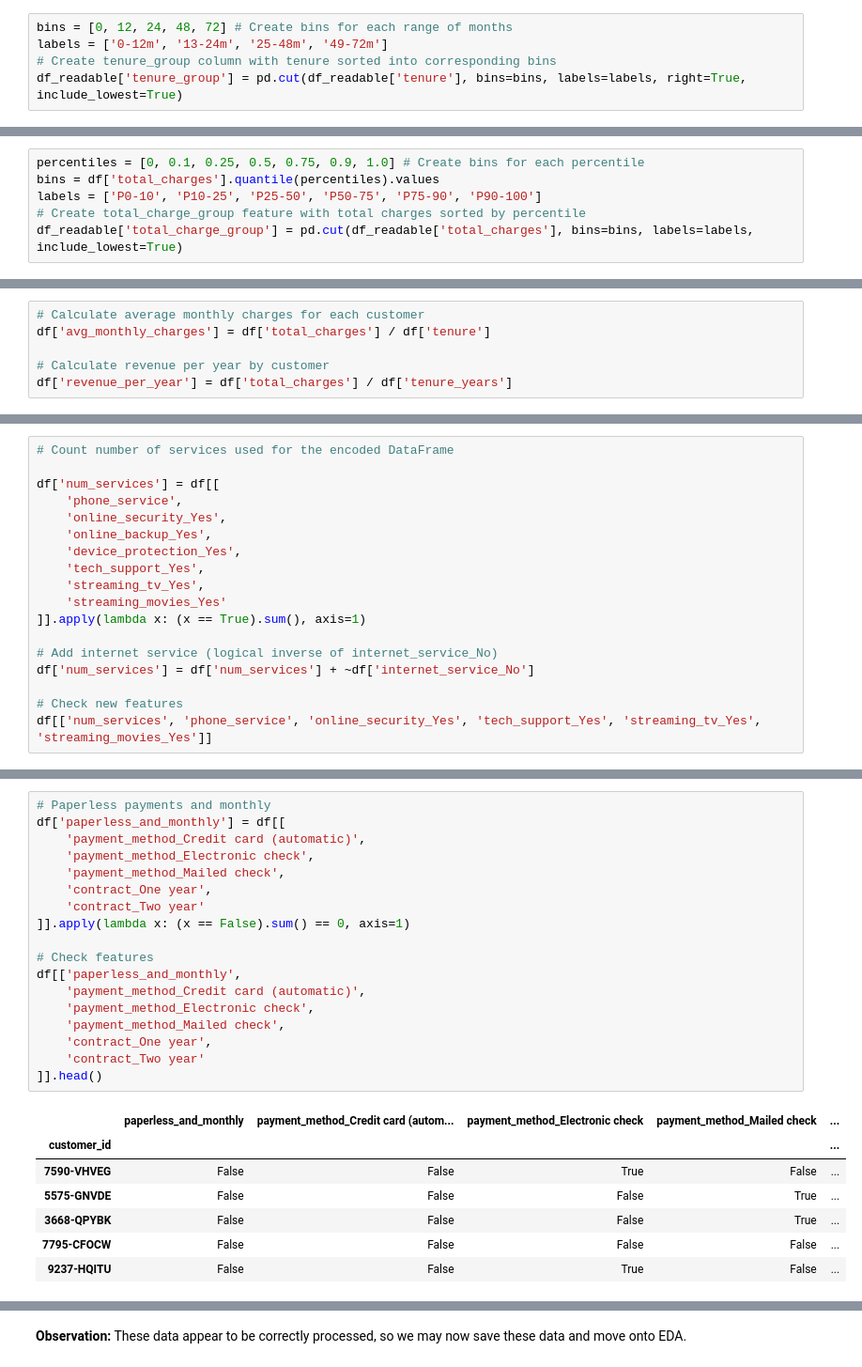
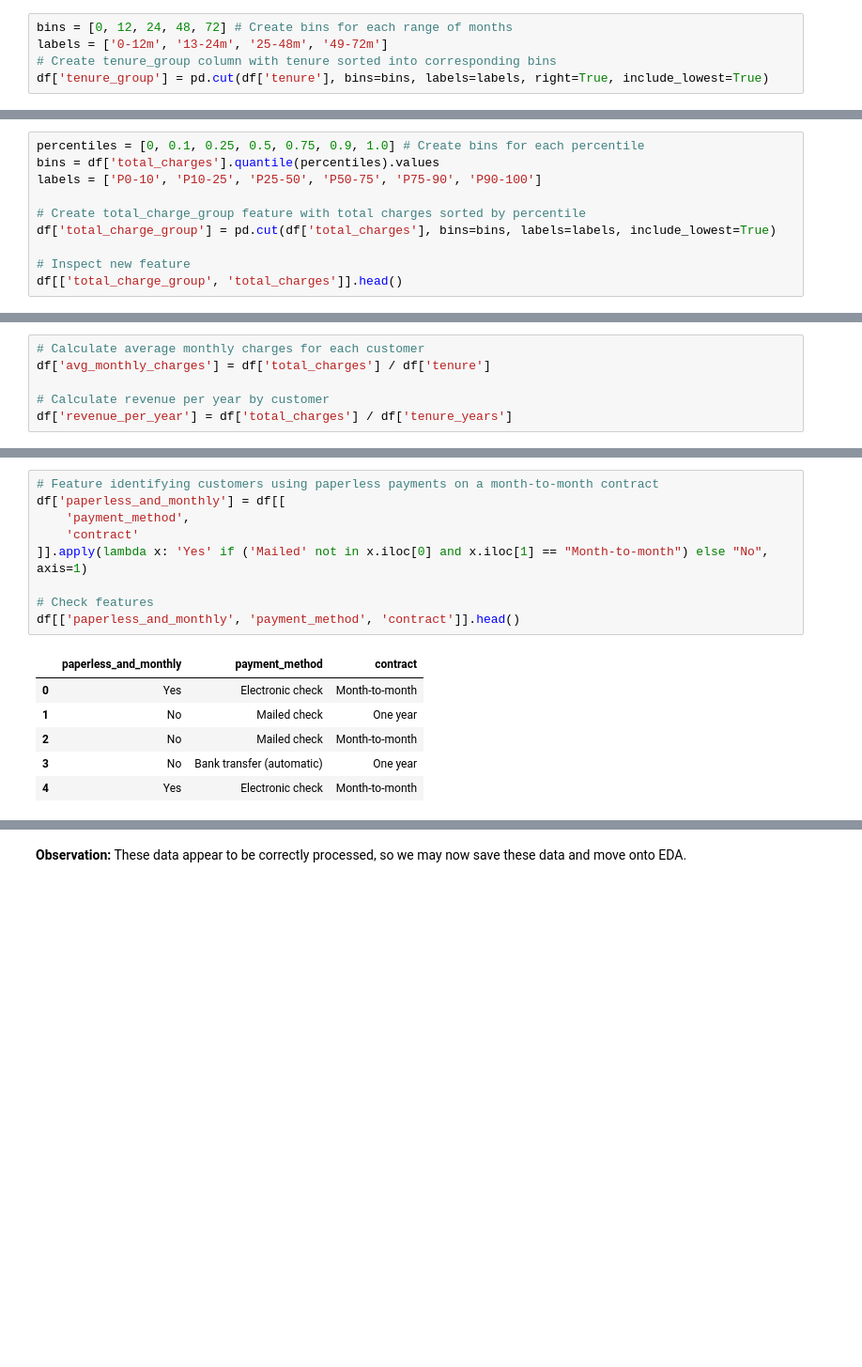
Before and after one commit to Rote-Story/Telco_Churn_Analysis, a Jupyter notebook: notebooks/02_data_preparation.ipynb, the cells around one changed output, grey strips where cells are left out. Shown: that part at 94% size. Cells and saved outputs as stored; diff of their text form; blank space fills up the shorter version.

```diff
--- a/notebooks/02_data_preparation.ipynb
+++ b/notebooks/02_data_preparation.ipynb
@@ -252,5 +244,5 @@ Alternatively, we could try to mix the two to maintain interpretability and bin-
 bins = [0, 12, 24, 48, 72] # Create bins for each range of months
 labels = ['0-12m', '13-24m', '25-48m', '49-72m']
 # Create tenure_group column with tenure sorted into corresponding bins
-df_readable['tenure_group'] = pd.cut(df_readable['tenure'], bins=bins, labels=labels, right=True, include_lowest=True)
+df['tenure_group'] = pd.cut(df['tenure'], bins=bins, labels=labels, right=True, include_lowest=True)
 # %% [markdown]
@@ -291,5 +292,9 @@ This dual approach maintains analytical precision while improving interpretabili
 percentiles = [0, 0.1, 0.25, 0.5, 0.75, 0.9, 1.0] # Create bins for each percentile
 bins = df['total_charges'].quantile(percentiles).values
 labels = ['P0-10', 'P10-25', 'P25-50', 'P50-75', 'P75-90', 'P90-100']
+
 # Create total_charge_group feature with total charges sorted by percentile
-df_readable['total_charge_group'] = pd.cut(df_readable['total_charges'], bins=bins, labels=labels, include_lowest=True)
+df['total_charge_group'] = pd.cut(df['total_charges'], bins=bins, labels=labels, include_lowest=True)
+
+# Inspect new feature
+df[['total_charge_group', 'total_charges']].head()
@@ -398,18 +392,0 @@ memory usage: 1.0+ MB
-# %%
-# Count number of services used for the encoded DataFrame
-
-df['num_services'] = df[[
-    'phone_service',
-    'online_security_Yes',
-    'online_backup_Yes',
-    'device_protection_Yes',
-    'tech_support_Yes',
-    'streaming_tv_Yes',
-    'streaming_movies_Yes'
-]].apply(lambda x: (x == True).sum(), axis=1)
-
-# Add internet service (logical inverse of internet_service_No)
-df['num_services'] = df['num_services'] + ~df['internet_service_No']
-
-# Check new features
-df[['num_services', 'phone_service', 'online_security_Yes', 'tech_support_Yes', 'streaming_tv_Yes', 'streaming_movies_Yes']]
@@ -466,27 +426,17 @@ The most transitory contract and payment features may be related to high churn r
 # %%
-# Paperless payments and monthly
+# Feature identifying customers using paperless payments on a month-to-month contract
 df['paperless_and_monthly'] = df[[
-    'payment_method_Credit card (automatic)',
-    'payment_method_Electronic check',
-    'payment_method_Mailed check',
-    'contract_One year',
-    'contract_Two year'
-]].apply(lambda x: (x == False).sum() == 0, axis=1)
+    'payment_method',
+    'contract'
+]].apply(lambda x: 'Yes' if ('Mailed' not in x.iloc[0] and x.iloc[1] == "Month-to-month") else "No", axis=1)
 
 # Check features
-df[['paperless_and_monthly',
-    'payment_method_Credit card (automatic)',
-    'payment_method_Electronic check',
-    'payment_method_Mailed check',
-    'contract_One year',
-    'contract_Two year'
-]].head()
+df[['paperless_and_monthly', 'payment_method', 'contract']].head()
 # %% [output]
-|  | paperless_and_monthly | payment_method_Credit card (autom... | payment_method_Electronic check | payment_method_Mailed check | ... |
-| customer_id |  |  |  |  | ... |
-| 7590-VHVEG | False | False | True | False | ... |
-| 5575-GNVDE | False | False | False | True | ... |
-| 3668-QPYBK | False | False | False | True | ... |
-| 7795-CFOCW | False | False | False | False | ... |
-| 9237-HQITU | False | False | True | False | ... |
+|  | paperless_and_monthly | payment_method | contract |
+| 0 | Yes | Electronic check | Month-to-month |
+| 1 | No | Mailed check | One year |
+| 2 | No | Mailed check | Month-to-month |
+| 3 | No | Bank transfer (automatic) | One year |
+| 4 | Yes | Electronic check | Month-to-month |
 # %%
```
Also changed, not shown: parts of 58 cells of this notebook, 4 other files.
